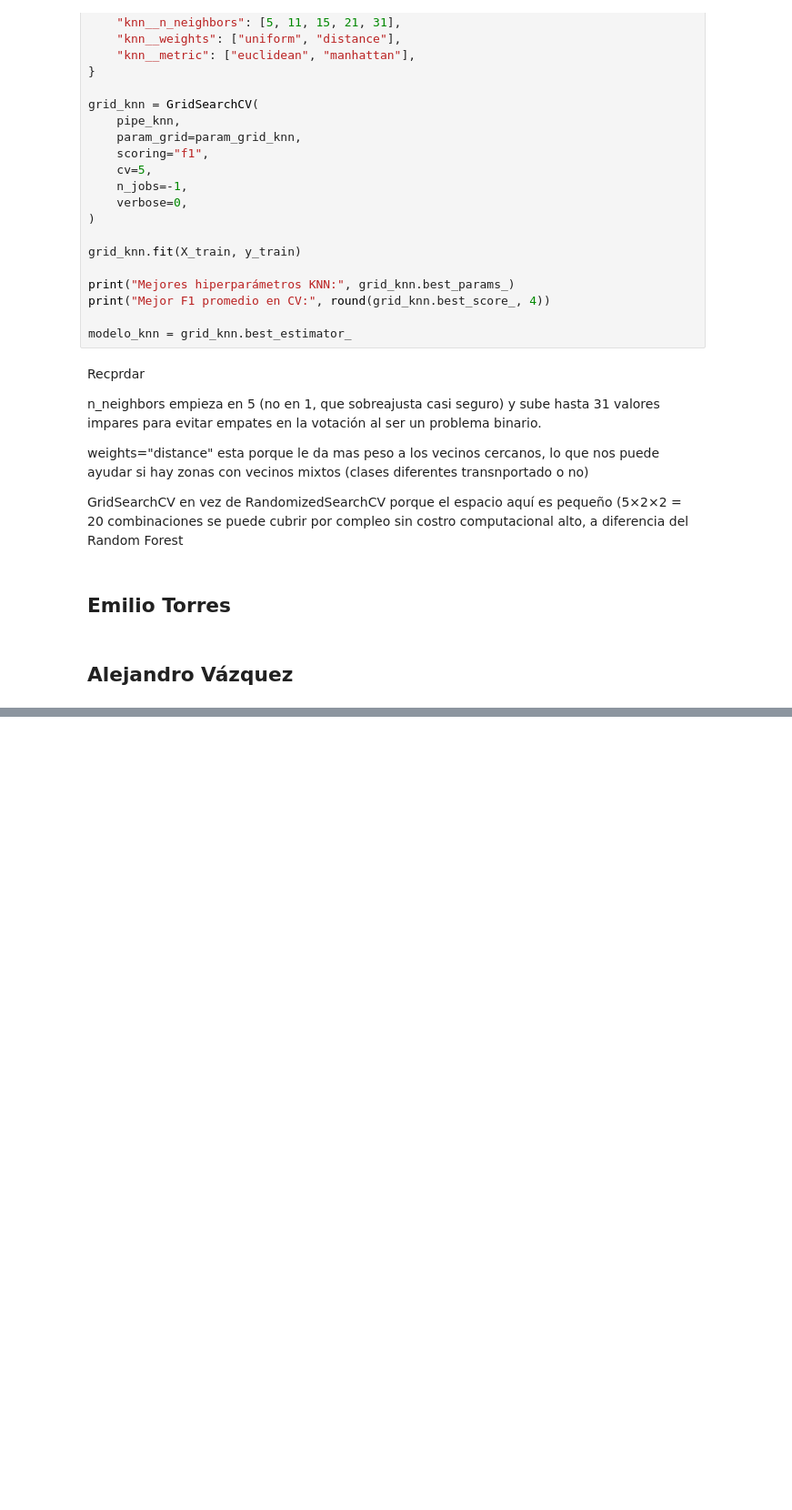
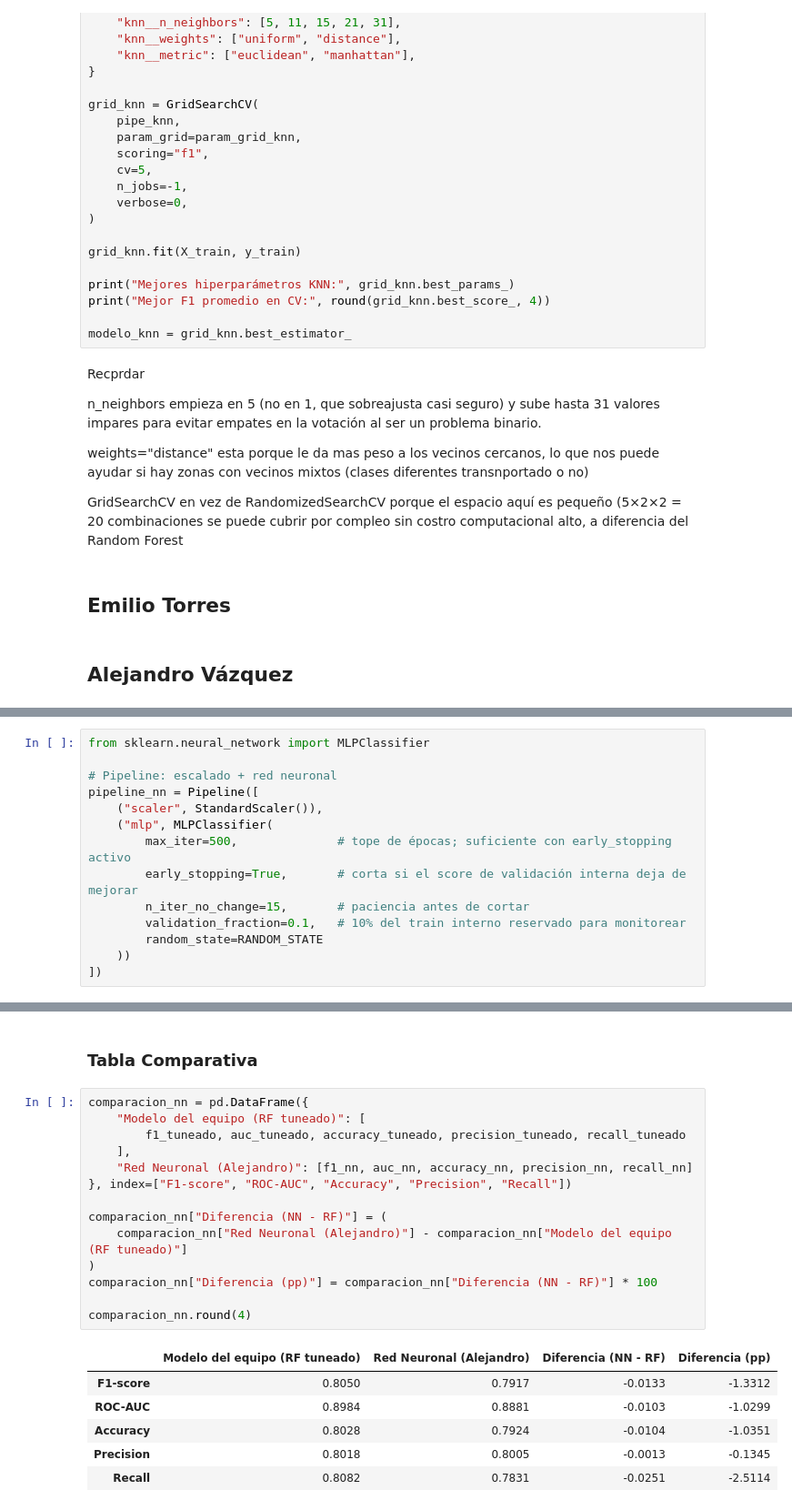
Before and after one commit to A01801224/TC3009C-RI, a Jupyter notebook: Notebooks/Reto_Tercer_Avance_Spaceship_Titanic.ipynb, the cells around one changed output, grey strips where cells are left out. Shown at 91% size. Saved outputs shown, nothing was run; the diff lists cells and outputs as text; blank space fills up the shorter version.

```diff
--- a/Notebooks/Reto_Tercer_Avance_Spaceship_Titanic.ipynb
+++ b/Notebooks/Reto_Tercer_Avance_Spaceship_Titanic.ipynb
@@ -1060,0 +1069,14 @@ se puede cubrir por compleo sin costro computacional alto, a diferencia del Rand
+# %%
+from sklearn.neural_network import MLPClassifier
+
+# Pipeline: escalado + red neuronal
+pipeline_nn = Pipeline([
+    ("scaler", StandardScaler()),
+    ("mlp", MLPClassifier(
+        max_iter=500,              # tope de épocas; suficiente con early_stopping activo
+        early_stopping=True,       # corta si el score de validación interna deja de mejorar
+        n_iter_no_change=15,       # paciencia antes de cortar
+        validation_fraction=0.1,   # 10% del train interno reservado para monitorear
+        random_state=RANDOM_STATE
+    ))
+])
@@ -1060,0 +1217,23 @@ se puede cubrir por compleo sin costro computacional alto, a diferencia del Rand
+# %% [markdown]
+### Tabla Comparativa
+# %%
+comparacion_nn = pd.DataFrame({
+    "Modelo del equipo (RF tuneado)": [
+        f1_tuneado, auc_tuneado, accuracy_tuneado, precision_tuneado, recall_tuneado
+    ],
+    "Red Neuronal (Alejandro)": [f1_nn, auc_nn, accuracy_nn, precision_nn, recall_nn]
+}, index=["F1-score", "ROC-AUC", "Accuracy", "Precision", "Recall"])
+
+comparacion_nn["Diferencia (NN - RF)"] = (
+    comparacion_nn["Red Neuronal (Alejandro)"] - comparacion_nn["Modelo del equipo (RF tuneado)"]
+)
+comparacion_nn["Diferencia (pp)"] = comparacion_nn["Diferencia (NN - RF)"] * 100
+
+comparacion_nn.round(4)
+# %% [output]
+|  | Modelo del equipo (RF tuneado) | Red Neuronal (Alejandro) | Diferencia (NN - RF) | Diferencia (pp) |
+| F1-score | 0.8050 | 0.7917 | -0.0133 | -1.3312 |
+| ROC-AUC | 0.8984 | 0.8881 | -0.0103 | -1.0299 |
+| Accuracy | 0.8028 | 0.7924 | -0.0104 | -1.0351 |
+| Precision | 0.8018 | 0.8005 | -0.0013 | -0.1345 |
+| Recall | 0.8082 | 0.7831 | -0.0251 | -2.5114 |
```
Also changed, not shown: parts of 12 cells of this notebook.
